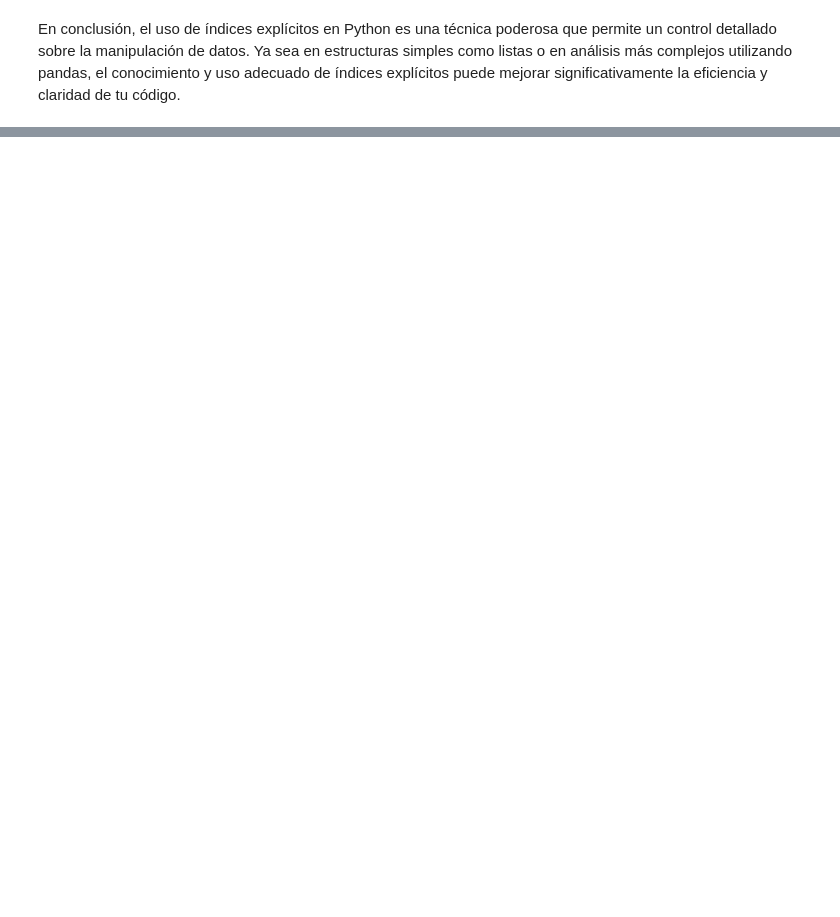
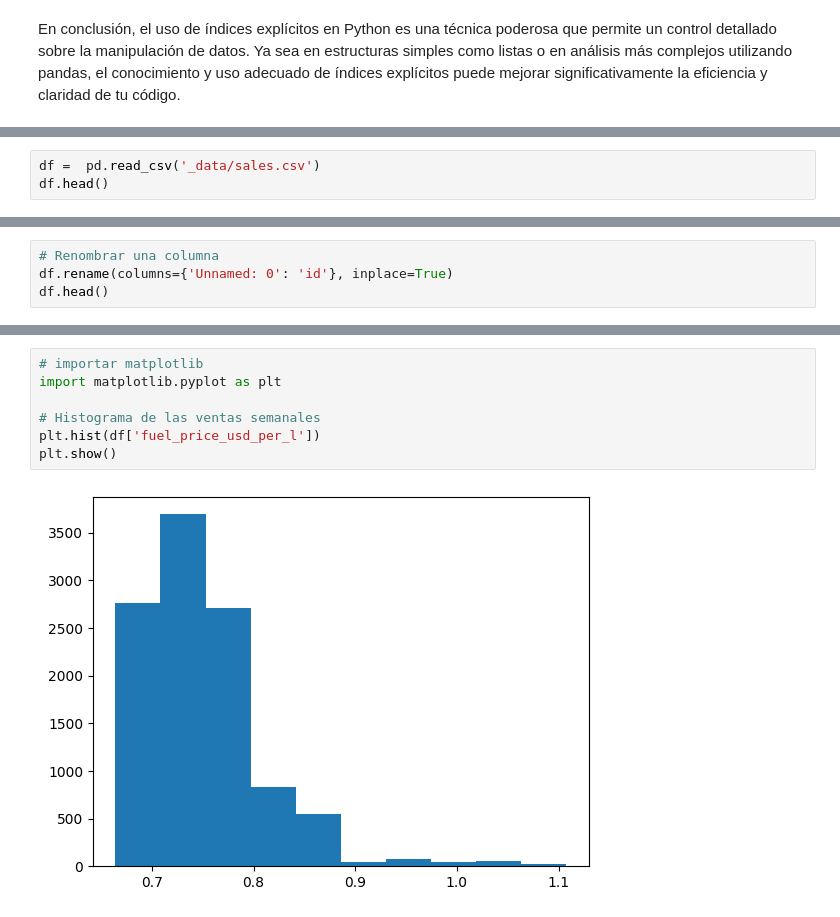
Before and after one commit to cdeoroaguado/jbook_ml202430, a Jupyter notebook: _sources/modulo_2.ipynb, the cells around one changed output, grey strips where cells are left out. Cells and saved outputs as stored; diff of their text form; blank space fills up the shorter version.

```diff
--- a/_sources/modulo_2.ipynb
+++ b/_sources/modulo_2.ipynb
@@ -1577,0 +1943,3 @@ En conclusión, el uso de índices explícitos en Python es una técnica poderos
+# %%
+df =  pd.read_csv('_data/sales.csv')
+df.head()
@@ -1577,0 +1953,4 @@ En conclusión, el uso de índices explícitos en Python es una técnica poderos
+# %%
+# Renombrar una columna
+df.rename(columns={'Unnamed: 0': 'id'}, inplace=True)
+df.head()
@@ -1577,0 +2001,9 @@ En conclusión, el uso de índices explícitos en Python es una técnica poderos
+# %%
+# importar matplotlib
+import matplotlib.pyplot as plt
+
+# Histograma de las ventas semanales
+plt.hist(df['fuel_price_usd_per_l'])
+plt.show()
+# %% [output]
+[figure, added]
```
Also changed, not shown: parts of 67 cells of this notebook, 17 other files.
